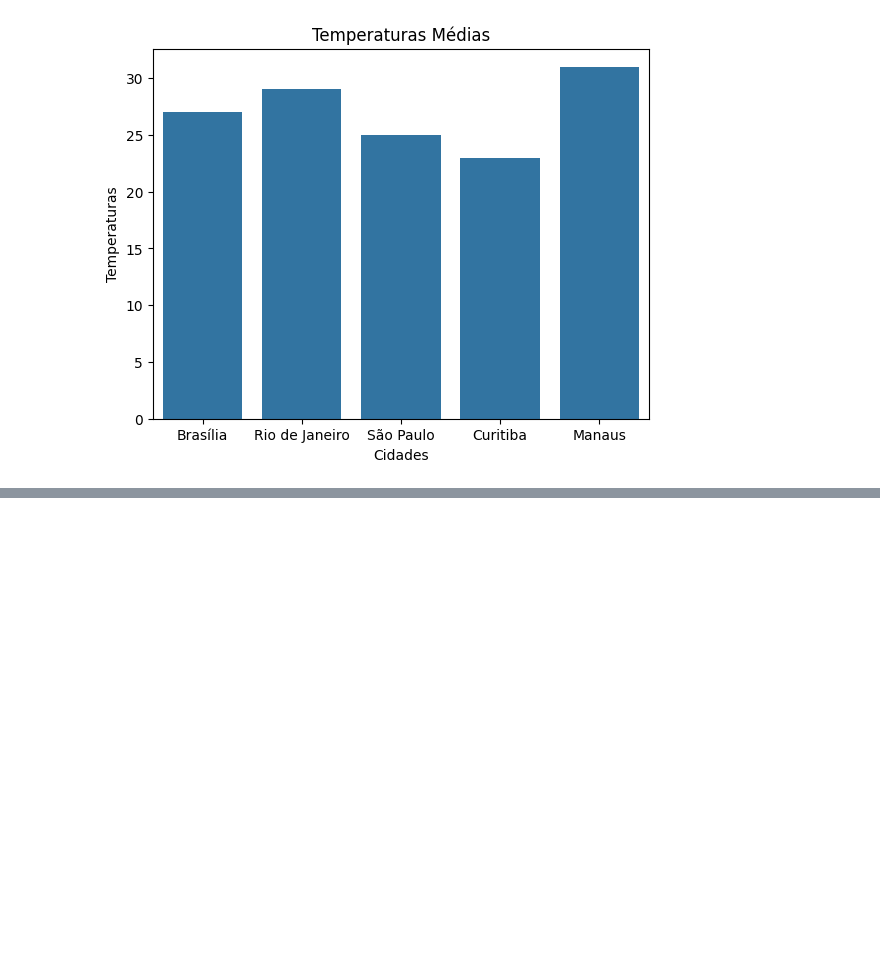
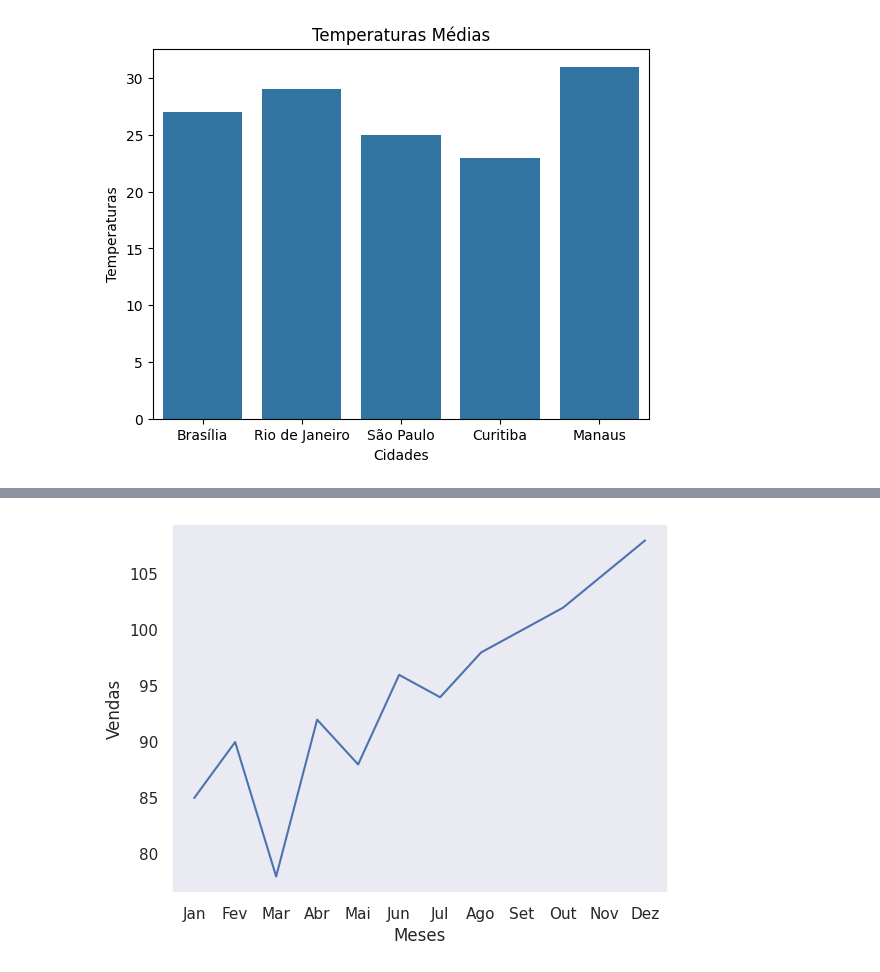
Before and after one commit to stephanyresque/Ciencia-de-dados-2, a Jupyter notebook: 12_11_24.ipynb, the cells around one changed output, grey strips where cells are left out. Cells and saved outputs as stored; diff of their text form; code cells hidden in the pictures; blank space fills up the shorter version.

```diff
--- a/12_11_24.ipynb
+++ b/12_11_24.ipynb
@@ -62,0 +96,6 @@ barras.set_title('Temperaturas Médias');
+# %%
+sns.set_theme(style = 'dark')
+
+sns.lineplot(x='Meses', y='Vendas', data=dados);
+# %% [output]
+[figure, added]
```
Also changed, not shown: parts of 13 cells of this notebook.
